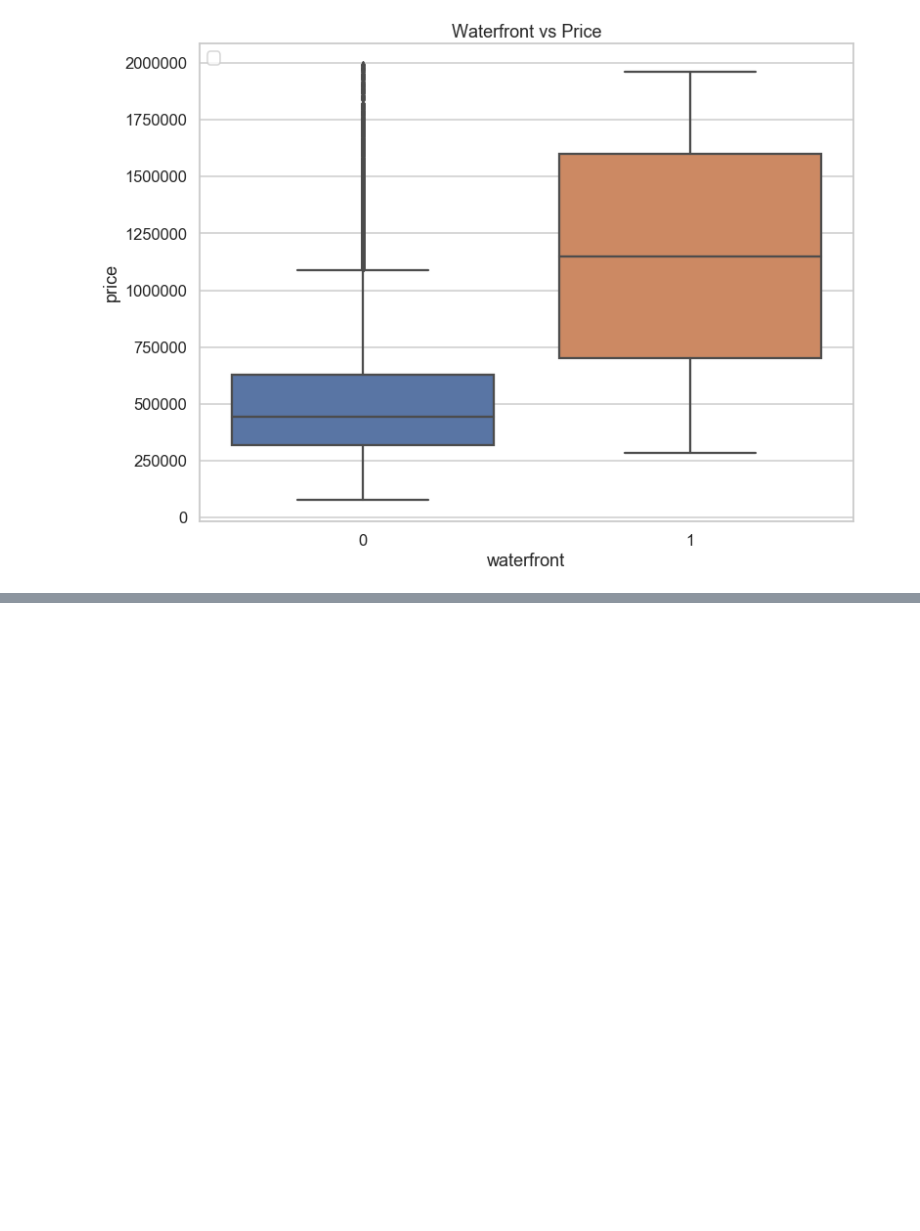
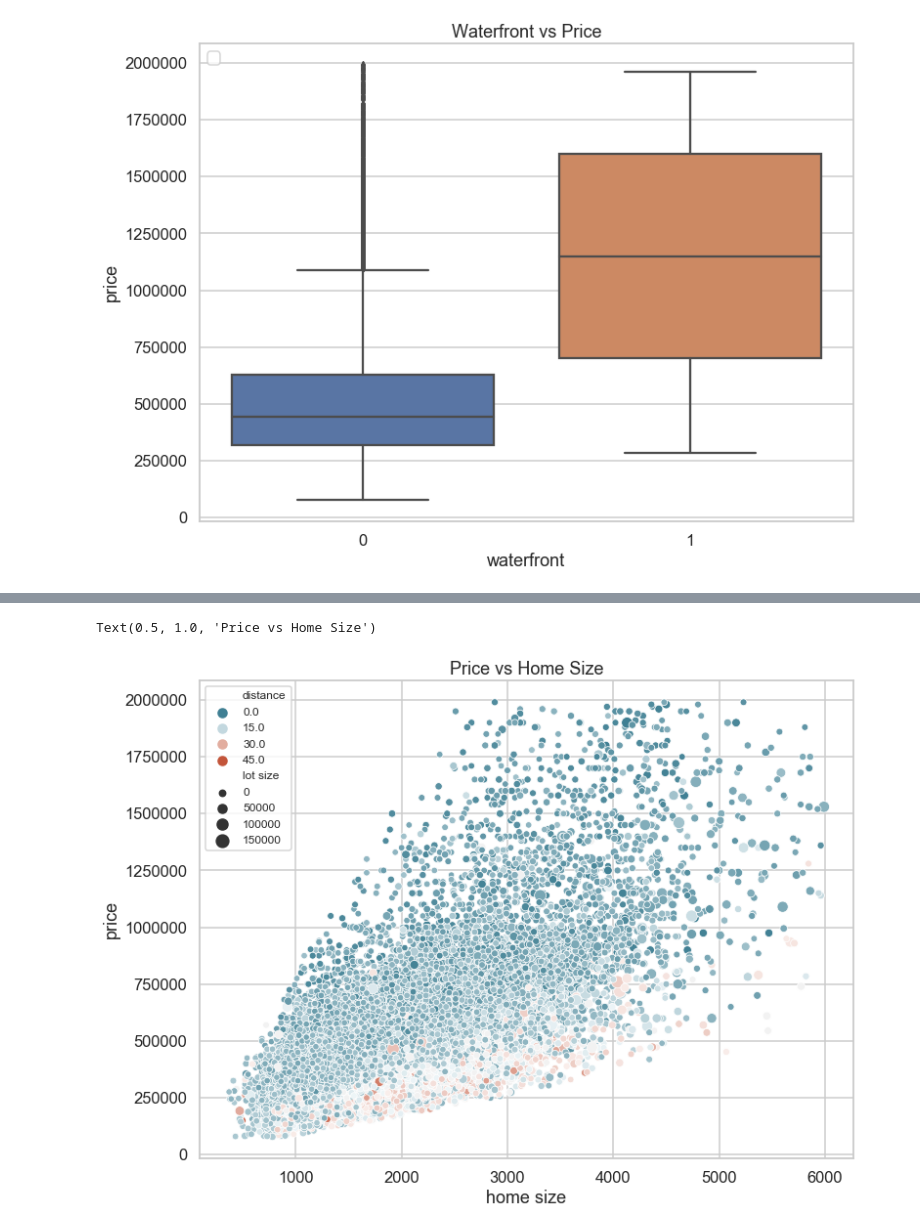
Before and after one commit to DTrimarchi10/Mod1Project, a Jupyter notebook: student_4_Making_Plots.ipynb, the cells around one changed output, grey strips where cells are left out. Saved outputs shown, nothing was run; the diff lists cells and outputs as text; code cells hidden in the pictures; blank space fills up the shorter version.

```diff
--- a/student_4_Making_Plots.ipynb
+++ b/student_4_Making_Plots.ipynb
@@ -152,0 +153,14 @@ Text(0.5, 1.0, 'Price vs Lot Size')
+# %%
+data = data.rename({'dist_from_Bellvue':'distance', 'sqft_living':'home size','sqft_lot':'lot size'}, axis=1)
+# %%
+#Scatter sqft_living vs price
+sns.set_style('whitegrid')
+plt.figure(figsize=(12,9))
+cmap = sns.diverging_palette(220, 20, n=7, as_cmap=True)
+#palette='cubehelix'
+sns.scatterplot(data['home size'], data['price'], hue=data['distance'], size=data['lot size'], palette=cmap)
+plt.legend(loc='upper left', fontsize='12')
+plt.title("Price vs Home Size")
+# %% [output]
+Text(0.5, 1.0, 'Price vs Home Size')
+[figure, added]
```
Also changed, not shown: parts of 2 cells of this notebook, 2 other files.
